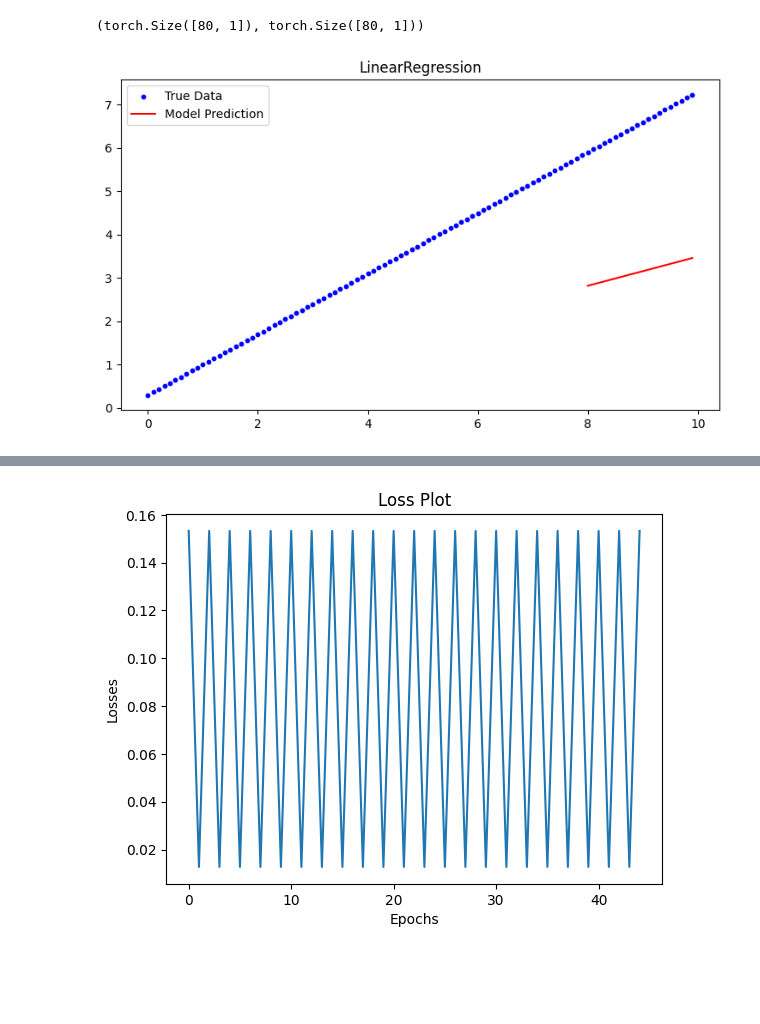
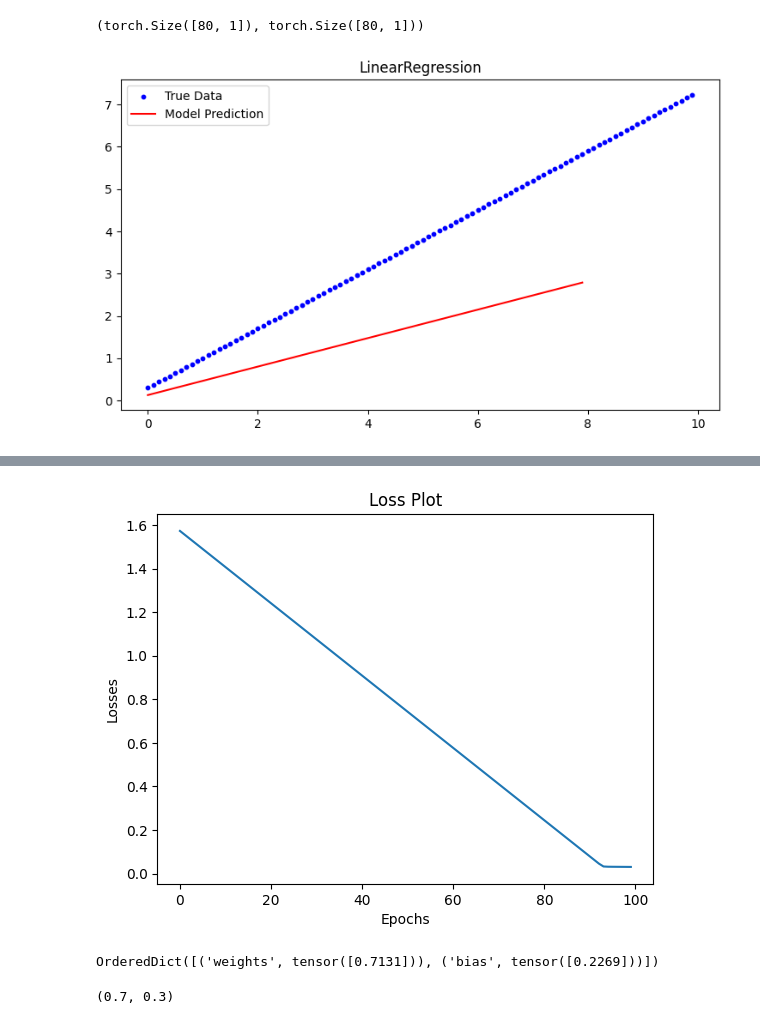
Before and after one commit to axiomchronicles/neural_network_learning, a Jupyter notebook: PyTorch_Learning/pathway_02.ipynb, the cells around one changed output, grey strips where cells are left out. Drawn from its saved outputs; the diff is of its cells as text; code cells hidden in the pictures; blank space fills up the shorter version.

Commit message:
PyTorch | Loss Function & Optimizer

```diff
--- a/PyTorch_Learning/pathway_02.ipynb
+++ b/PyTorch_Learning/pathway_02.ipynb
@@ -47,7 +47,7 @@ class LinearRegressionModel(torch.nn.Module):
 model = LinearRegressionModel()
 # %%
 with torch.inference_mode():
-    y_pred = model(X_test)
+    y_pred = model(X_train)
 # %%
 X_train.shape, y_train.shape
 # %% [output]
@@ -56,11 +56,11 @@ X_train.shape, y_train.shape
 plt.figure(figsize=(9, 5))
 plt.title("LinearRegression")
 plt.scatter(X, y, label="True Data", c="blue", s=10)
-plt.plot(X_test, y_pred, label="Model Prediction", c="red")
+plt.plot(X_train, y_pred, label="Model Prediction", c="red")
 plt.legend()
 plt.show()
 # %% [output]
-[figure, old version]
+[figure, new version]
 # %%
 ## Loss Function & Optimizer
 
@@ -70,9 +70,11 @@ loss_func = torch.nn.L1Loss()
 # Optimizer
 
 optimizer = torch.optim.SGD(params = model.parameters(),
-                           lr=0.01)
+                           lr=0.001)
 # %%
-epochs = 45
+torch.manual_seed(42)
+
+epochs = 100
 losses = []
 
 for epoch in range(epochs):
@@ -84,8 +86,15 @@ for epoch in range(epochs):
     optimizer.zero_grad()
     loss.backward()
     optimizer.step()
+    losses.append(loss.item())
 
-    losses.append(loss.item())
+    with torch.inference_mode():
+        y_test_pred = model(X_test)
+
+        test_loss = loss_func(y_test_pred, y_test)
+
+    if epoch % 10 == 0:
+        print(f"Epoch: {epoch:03d} | Loss: {loss.item()} | Test Loss: {test_loss.item()}")
 
 plt.title("Loss Plot")
 plt.plot(losses)
@@ -96 +115,9 @@ plt.show()
-[figure, old version]
+[figure, new version]
+# %%
+model.state_dict()
+# %% [output]
+OrderedDict([('weights', tensor([0.7131])), ('bias', tensor([0.2269]))])
+# %%
+weight, bias
+# %% [output]
+(0.7, 0.3)
```
Also changed, not shown: parts of 2 cells of this notebook.
